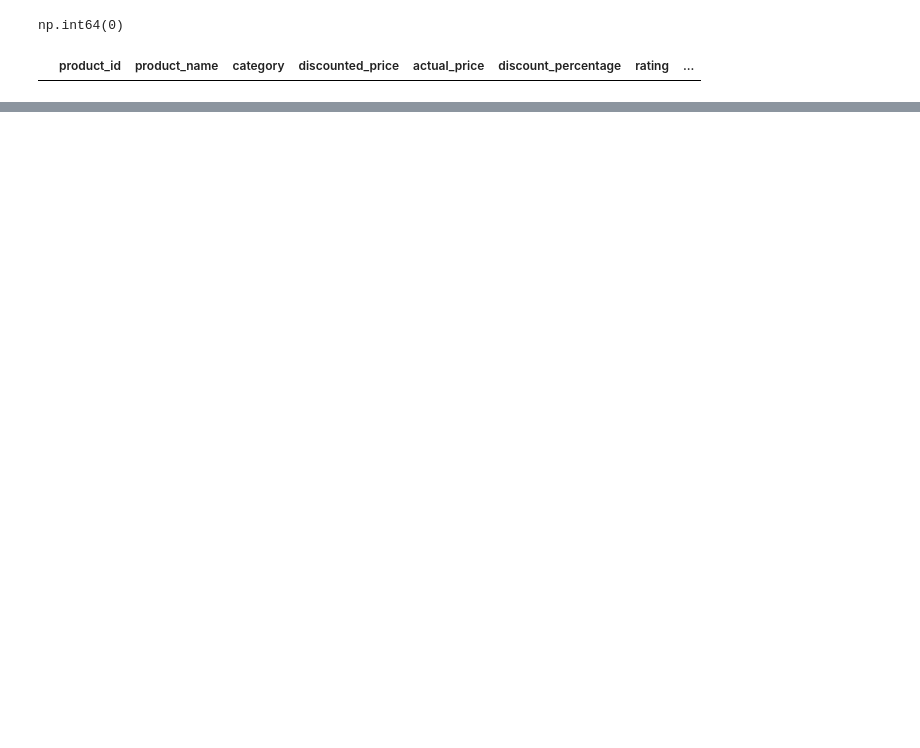
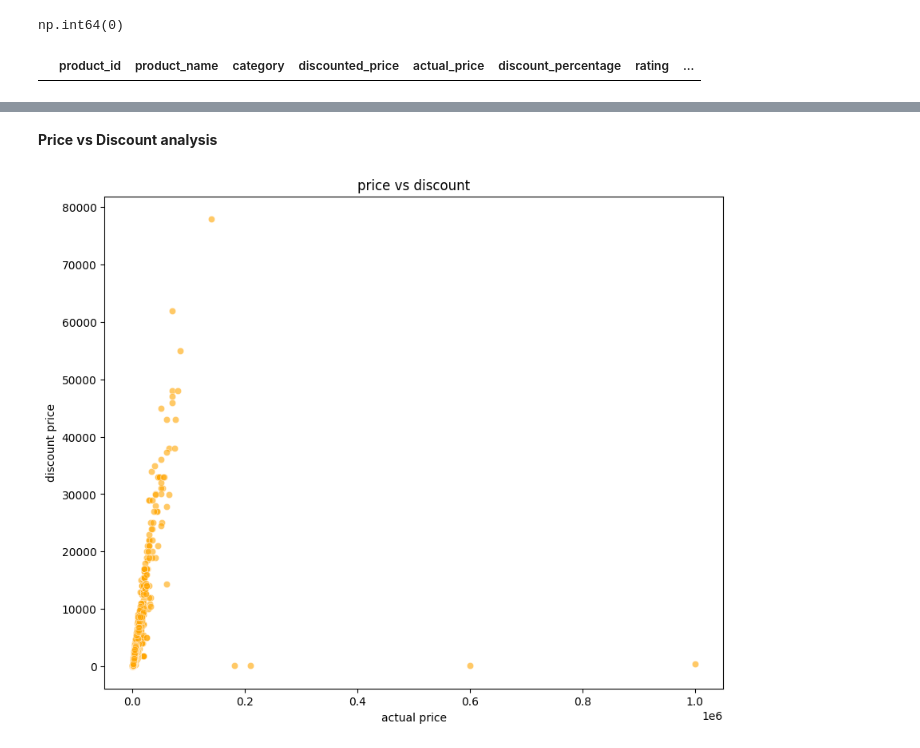
Before and after one commit to rodyragab35205-maker/Amazon-EDA-Project, a Jupyter notebook: notebooks/amazon_eda.ipynb, the cells around one changed output, grey strips where cells are left out. Drawn from its saved outputs; the diff is of its cells as text; code cells hidden in the pictures; blank space fills up the shorter version.

```diff
--- a/notebooks/amazon_eda.ipynb
+++ b/notebooks/amazon_eda.ipynb
@@ -163,0 +396,11 @@ Descriptive Statistics
+# %% [markdown]
+**Price vs Discount analysis**
+# %%
+plt.figure(figsize=(10,8))
+sns.scatterplot(data=amazon,x='actual_price',y='discounted_price' ,alpha=0.6, color='orange')
+plt.xlabel("actual price")
+plt.ylabel("discount price")
+plt.title("price vs discount")
+plt.show()
+# %% [output]
+[figure, added]
```
Also changed, not shown: parts of 22 cells of this notebook.
